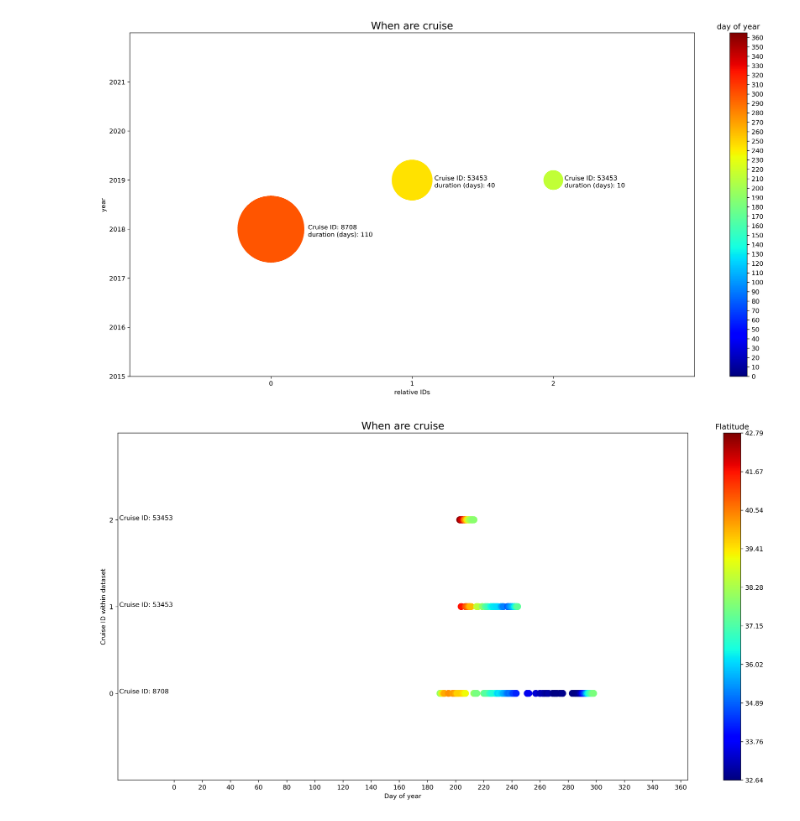
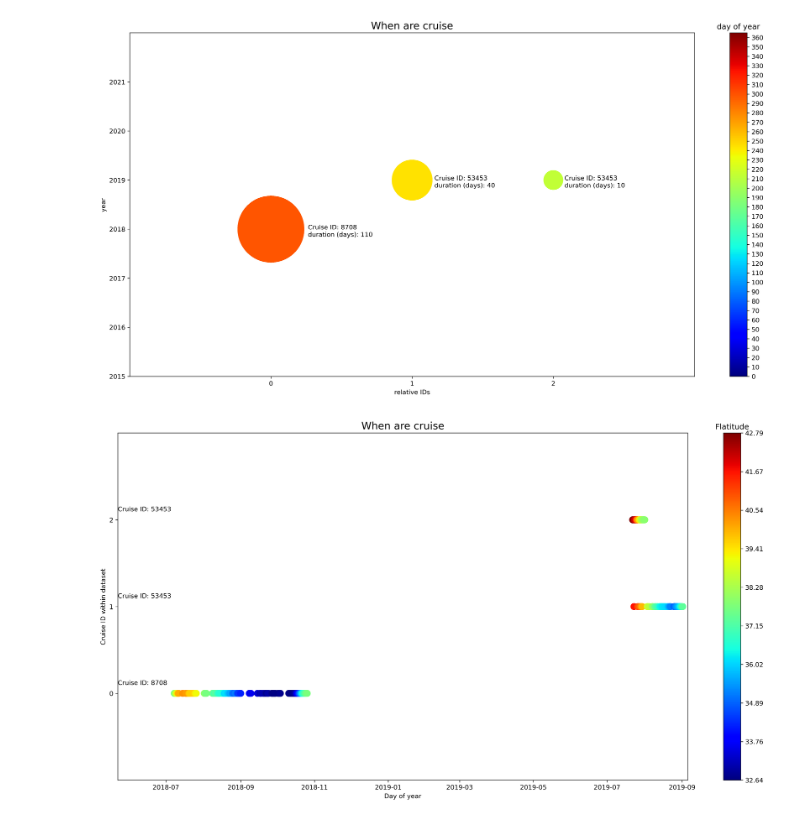
Before and after one commit to marisolgr/2022_SummerInternship_FarallonInstitute, a Jupyter notebook: paul/cleaning_data_project_1/function as script.ipynb, the cells around one changed output. Saved outputs shown, nothing was run; the diff lists cells and outputs as text; code cells hidden in the pictures.

```diff
--- a/paul/cleaning_data_project_1/function as script.ipynb
+++ b/paul/cleaning_data_project_1/function as script.ipynb
@@ -25,8 +25,7 @@ import cartopy.feature as cfeature
 import cartopy.crs as ccrs
 from calendar import month_abbr
 # %%
-# ddir = '~/Repositories/2022_SummerInternship_FarallonInstitute/saildrone_data/'  #data 2
-ddir = '../../saildrone_data/'  #data 2
+ddir = '~/Repositories/2022_SummerInternship_FarallonInstitute/saildrone_data/'  #data 2
 fn_list = ['saildrone_west_coast_survey_2018_sd1026_JPLv5.0_8dy_20210613norep_20210613_20211116.nc', 'saildrone_west_coast_survey_2019_sd1047_JPLv5.0_8dy_20210613norep_20210613_20211116.nc', 'saildrone_west_coast_survey_2019_sd1043_JPLv5.0_8dy_20210613norep_20210613_20211116.nc']
 # %%
 # classxarray.Dataset(data_vars=None, coords=None, attrs=None)
@@ -187,34 +186,37 @@ plt.show()
 # %%
 # initialize variables and objects
 fig = plt.figure(figsize=(20,10), dpi = 300)
 ax = plt.axes()
 # plot the data
-pl_obj = plt.scatter(x =sail['time'].dt.dayofyear , y =sail["relativeID"], s = 100, c = sail['lat'], cmap='jet')
+pl_obj = plt.scatter(x =sail['time'] , y =sail["relativeID"], s = 100, c = sail['lat'], cmap='jet')
 # Add the colorbar
 clb = fig.colorbar(pl_obj, ticks=np.linspace(min(sail['lat']),max(sail['lat']),10))
 clb.ax.set_title("Flatitude")
+# make a variable with the timedelta of graph
+td = max(sail['time']) - min(sail['time'])
+
 # Label and add tick marks to the axes
-ax.set(xlim=(-40, 365), xticks=range(0,365,20),
-    ylim=(-1, max(sail["relativeID"])+1), yticks = np.arange(0, max(sail["relativeID"])+1))
+ax.set(xlim=(min(sail['time'])-(td/9), max(sail['time'])+td/100),
+        ylim=(-1, max(sail["relativeID"])+1), yticks = np.arange(0, max(sail["relativeID"])+1))
 ax.set_ylabel("Cruise ID within dataset")
 ax.set_xlabel("Day of year")
 
 # add real cruise IDs to the left of the graph
 for i in range(len(realID)):
 
     duration = float(durationList[i])/86400000000000
 
     xOffset = np.sqrt(duration)/40
 
     plt.annotate(("Cruise ID: " + str(realID[i]))
-                 , (-39, i))
+                 , (min(sail['time'])-(td/9), i+0.1))
 
 
 # title the graph
 plt.title('When are cruise', fontdict = {'fontsize' : 16})
 # save the plot as a png
 plt.savefig('Saved Graphs/When are cruise - part 2 electric bugaloo.png')
 # show and clear the plt object
 plt.show()
 # %% [output]
-[figure, old version]
+[figure, new version]
```
Also changed, not shown: parts of 1 cell of this notebook, 6 other files.
